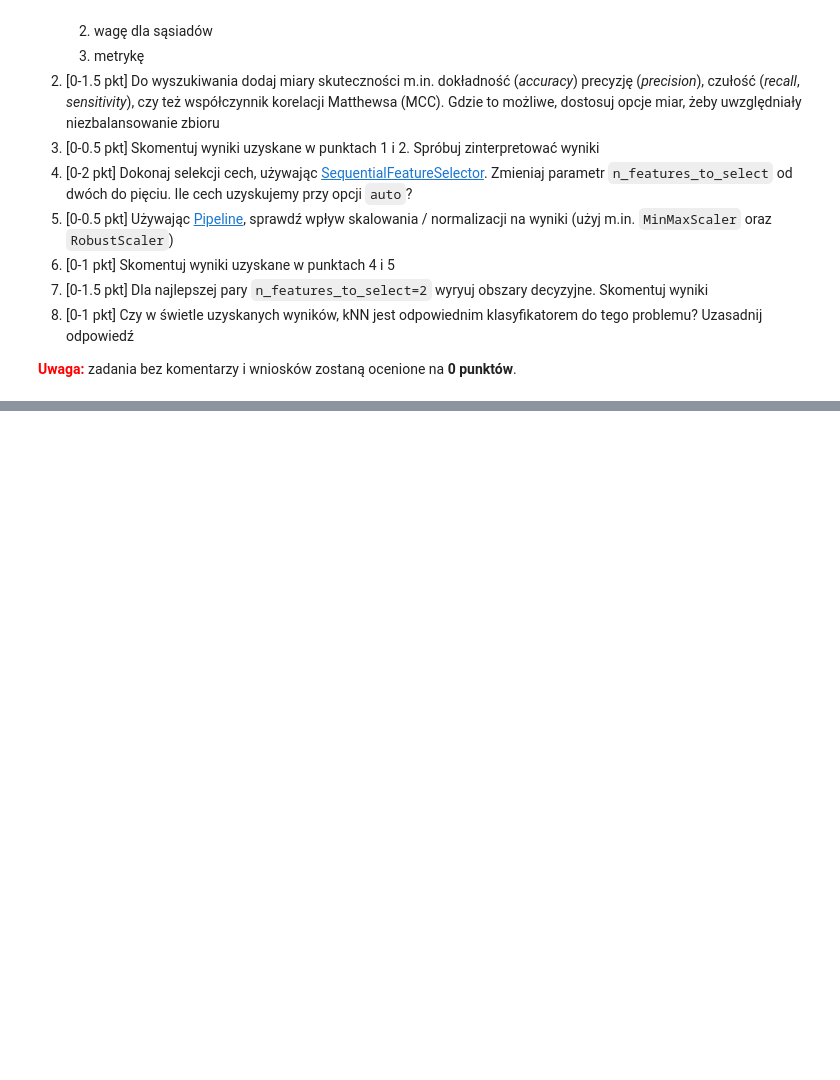
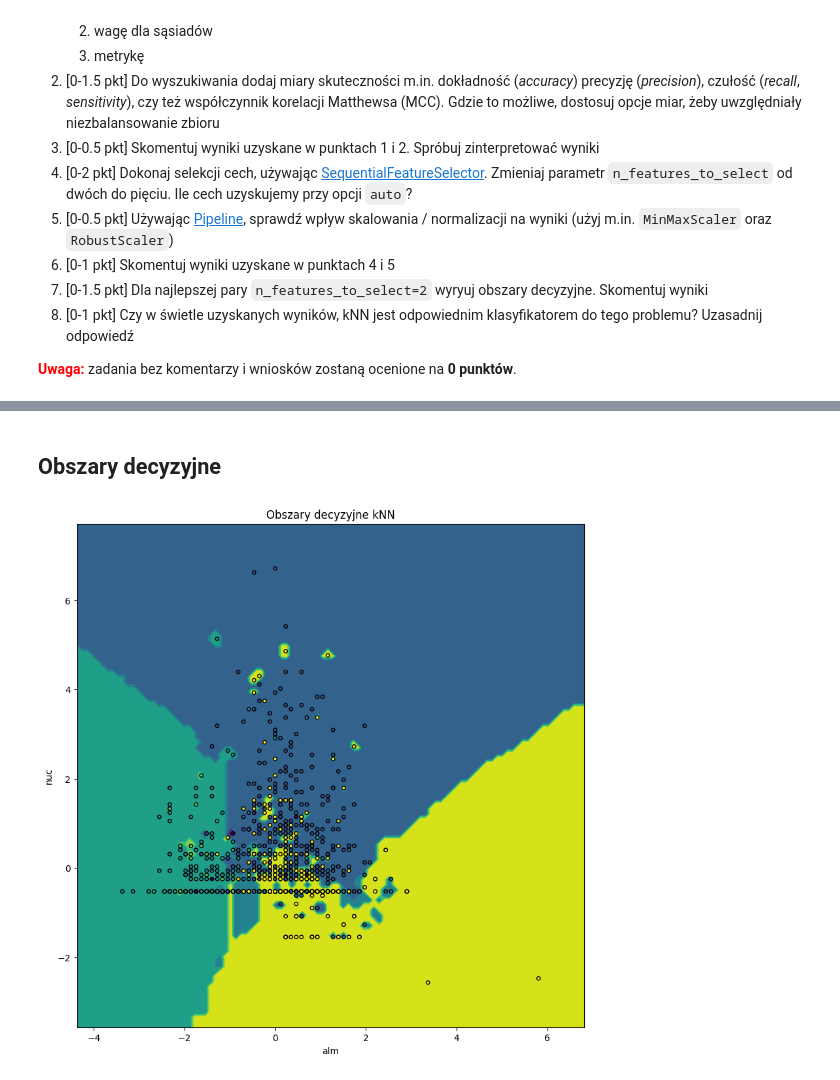
Before and after one commit to pswierzy/Machine-Learning, a Jupyter notebook: Lab02/2-zadanie_domowe.ipynb, the cells around one changed output, grey strips where cells are left out. Cells and saved outputs as stored; diff of their text form; code cells hidden in the pictures; blank space fills up the shorter version.

```diff
--- a/Lab02/2-zadanie_domowe.ipynb
+++ b/Lab02/2-zadanie_domowe.ipynb
@@ -23,0 +53,9 @@ Użyj zbioru danych [Yeast](https://archive.ics.uci.edu/dataset/110/yeast) i pow
+# %%
+X_train, X_test, y_train, y_test = train_test_split(X_scaled, y_trans, stratify=y_trans,
+                                                    test_size=0.1, random_state=0)
+
+knn = KNeighborsClassifier(n_jobs=-1)
+knn.fit(X_train, y_train)
+
+y_pred_train = knn.predict(X_train)
+y_pred_test  = knn.predict(X_test)
@@ -23,0 +159,6 @@ Użyj zbioru danych [Yeast](https://archive.ics.uci.edu/dataset/110/yeast) i pow
+# %%
+X_train, X_test, y_train, y_test = train_test_split(X, y_trans, stratify=y_trans,
+                                                    test_size=0.1, random_state=0)
+
+# musimy jeszcze raz to zrobić bo wcześniejsze X_train itd były już przeskalowane StandardScalerem
+# były w ogóle przeskalowane przed podziałem co powoduje Data Leakage
@@ -23,0 +210,38 @@ Użyj zbioru danych [Yeast](https://archive.ics.uci.edu/dataset/110/yeast) i pow
+# %% [markdown]
+## Obszary decyzyjne
+# %%
+from sklearn.inspection import DecisionBoundaryDisplay
+
+features = ['alm', 'nuc'] # wybrane z podpunktu 4
+X_train_2d = X_train[features]
+
+scaler = StandardScaler() # najskuteczniejszy co wiemy z podpunktu 5
+X_train_2d = scaler.fit_transform(X_train_2d)
+
+knn_2d = KNeighborsClassifier(**best_knn.get_params()) # tworzymy nowy knn dla struktury 2d
+knn_2d.fit(X_train_2d, y_train)
+
+fig, ax = plt.subplots(figsize=(10, 10))
+
+DecisionBoundaryDisplay.from_estimator(
+    knn_2d,
+    X_train_2d,
+    response_method="predict",
+    cmap='viridis_r',
+    ax=ax,
+    xlabel="alm",
+    ylabel="nuc"
+)
+
+ax.scatter(
+    X_train_2d['alm'],
+    X_train_2d['nuc'],
+    c=y_train,
+    cmap='viridis_r',
+    edgecolors='k',
+    s=15
+)
+plt.title("Obszary decyzyjne kNN")
+plt.show()
+# %% [output]
+[figure, added]
```
Also changed, not shown: parts of 17 cells of this notebook.
